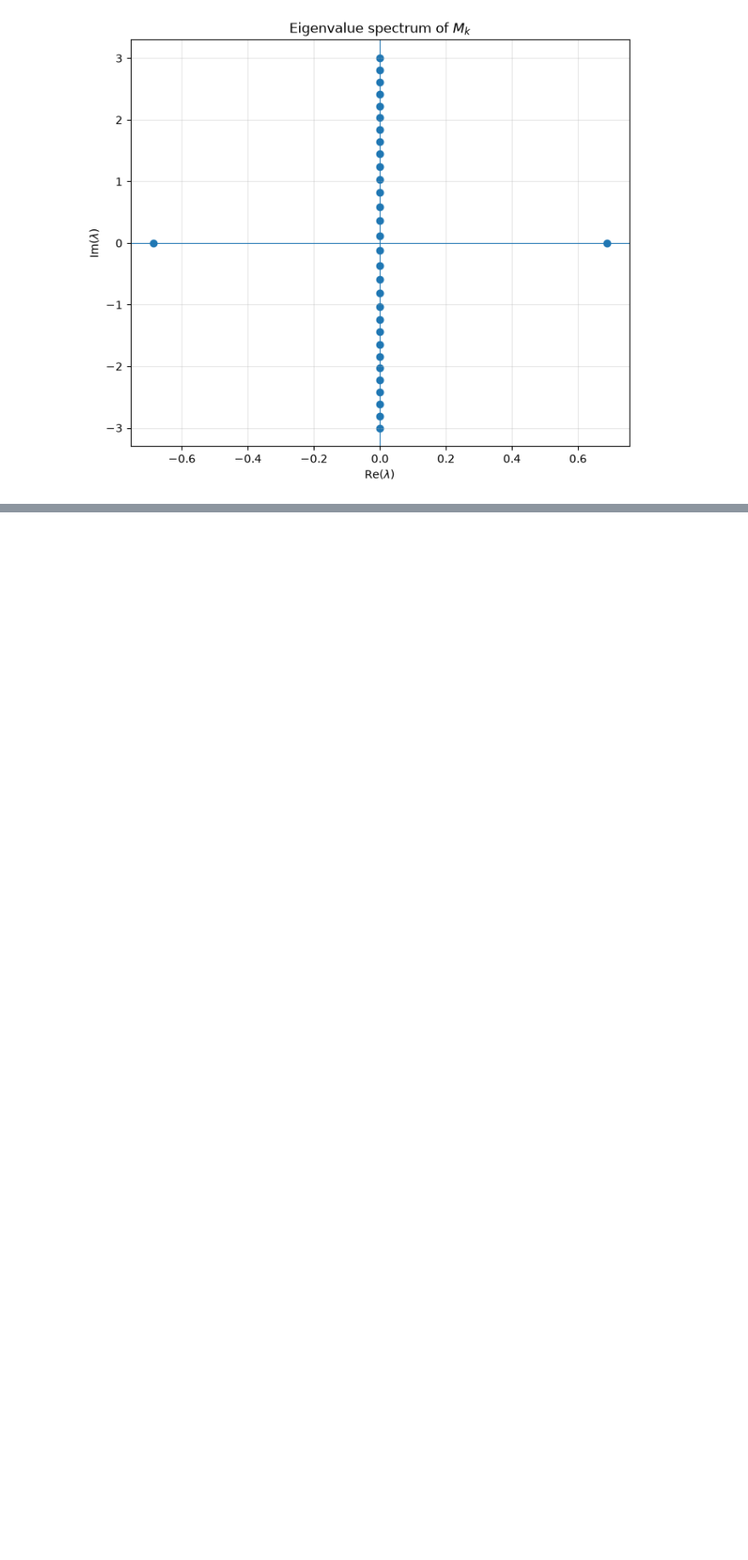
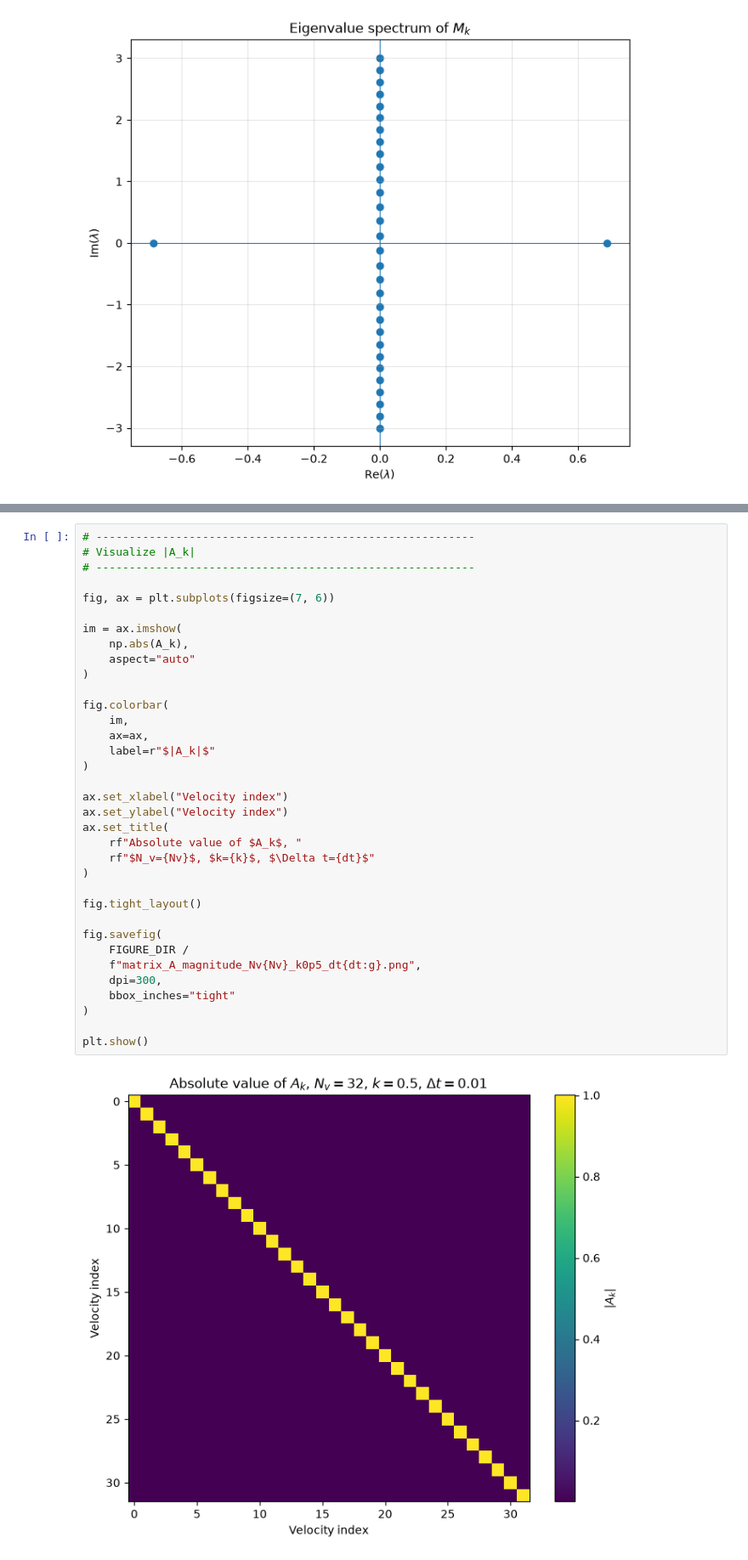
Before and after one commit to Tinashe2023/quantum-vlasov-poisson, a Jupyter notebook: notebooks/05_matrix_analysis.ipynb, the cells around one changed output, grey strips where cells are left out. Shown at 85% size. Saved outputs shown, nothing was run; the diff lists cells and outputs as text; blank space fills up the shorter version.

```diff
--- a/notebooks/05_matrix_analysis.ipynb
+++ b/notebooks/05_matrix_analysis.ipynb
@@ -276,0 +513,37 @@ plt.show()
+# %%
+# ---------------------------------------------------------
+# Visualize |A_k|
+# ---------------------------------------------------------
+
+fig, ax = plt.subplots(figsize=(7, 6))
+
+im = ax.imshow(
+    np.abs(A_k),
+    aspect="auto"
+)
+
+fig.colorbar(
+    im,
+    ax=ax,
+    label=r"$|A_k|$"
+)
+
+ax.set_xlabel("Velocity index")
+ax.set_ylabel("Velocity index")
+ax.set_title(
+    rf"Absolute value of $A_k$, "
+    rf"$N_v={Nv}$, $k={k}$, $\Delta t={dt}$"
+)
+
+fig.tight_layout()
+
+fig.savefig(
+    FIGURE_DIR /
+    f"matrix_A_magnitude_Nv{Nv}_k0p5_dt{dt:g}.png",
+    dpi=300,
+    bbox_inches="tight"
+)
+
+plt.show()
+# %% [output]
+[figure, added]
```
Also changed, not shown: parts of 31 cells of this notebook, 1 other file.
